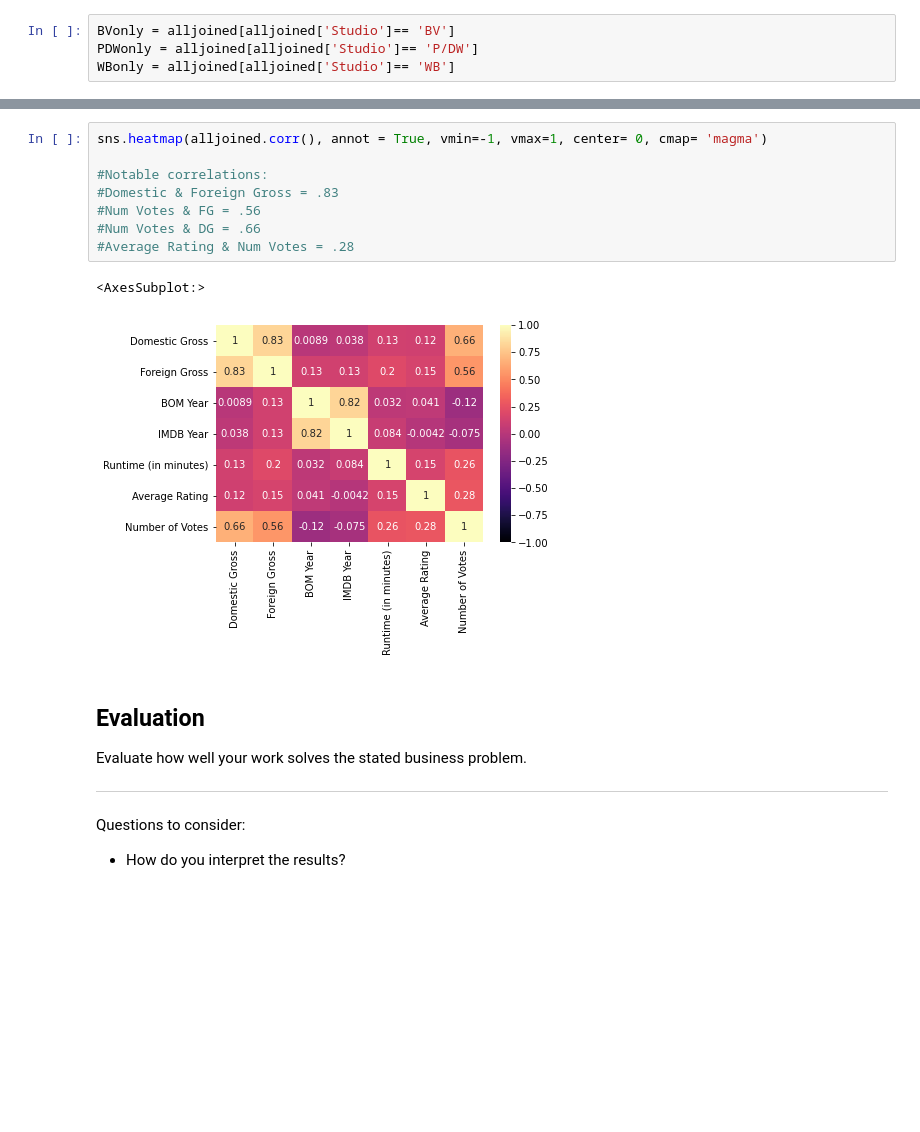
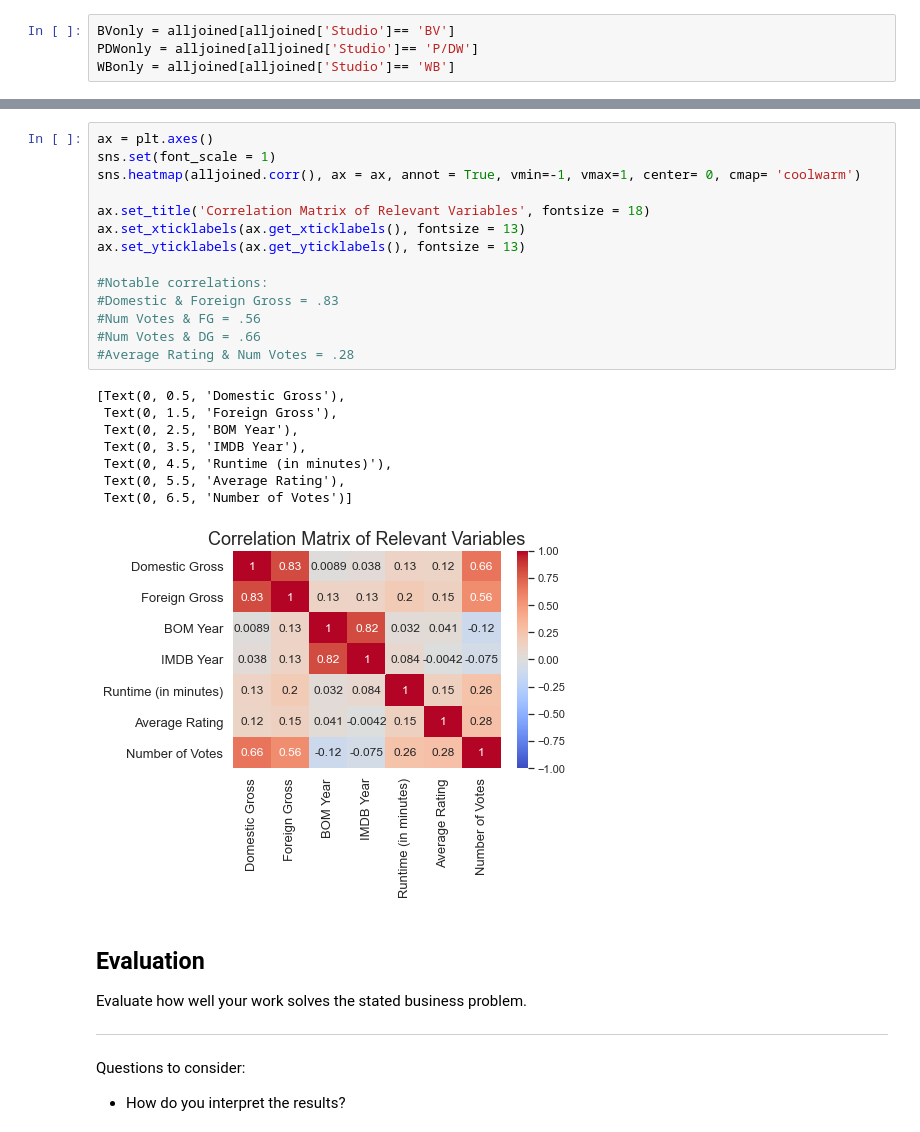
Before and after one commit to turtleduck18/phase-1-project, a Jupyter notebook: dsc-phase1-project-template-Copy2.ipynb, the cells around one changed output, grey strips where cells are left out. Drawn from its saved outputs; the diff is of its cells as text; blank space fills up the shorter version.

```diff
--- a/dsc-phase1-project-template-Copy2.ipynb
+++ b/dsc-phase1-project-template-Copy2.ipynb
@@ -537,14 +525,26 @@ Name: Genres, Length: 66, dtype: int64
 # %%
-sns.heatmap(alljoined.corr(), annot = True, vmin=-1, vmax=1, center= 0, cmap= 'magma')
+ax = plt.axes()
+sns.set(font_scale = 1)
+sns.heatmap(alljoined.corr(), ax = ax, annot = True, vmin=-1, vmax=1, center= 0, cmap= 'coolwarm')
+
+ax.set_title('Correlation Matrix of Relevant Variables', fontsize = 18)
+ax.set_xticklabels(ax.get_xticklabels(), fontsize = 13)
+ax.set_yticklabels(ax.get_yticklabels(), fontsize = 13)
 
 #Notable correlations:
 #Domestic & Foreign Gross = .83
 #Num Votes & FG = .56
 #Num Votes & DG = .66
 #Average Rating & Num Votes = .28
 # %% [output]
-<AxesSubplot:>
+[Text(0, 0.5, 'Domestic Gross'),
+ Text(0, 1.5, 'Foreign Gross'),
+ Text(0, 2.5, 'BOM Year'),
+ Text(0, 3.5, 'IMDB Year'),
+ Text(0, 4.5, 'Runtime (in minutes)'),
+ Text(0, 5.5, 'Average Rating'),
+ Text(0, 6.5, 'Number of Votes')]
-[figure, old version]
+[figure, new version]
 # %% [markdown]
 ## Evaluation
 Evaluate how well your work solves the stated business problem.
```
Also changed, not shown: parts of 19 cells of this notebook.
